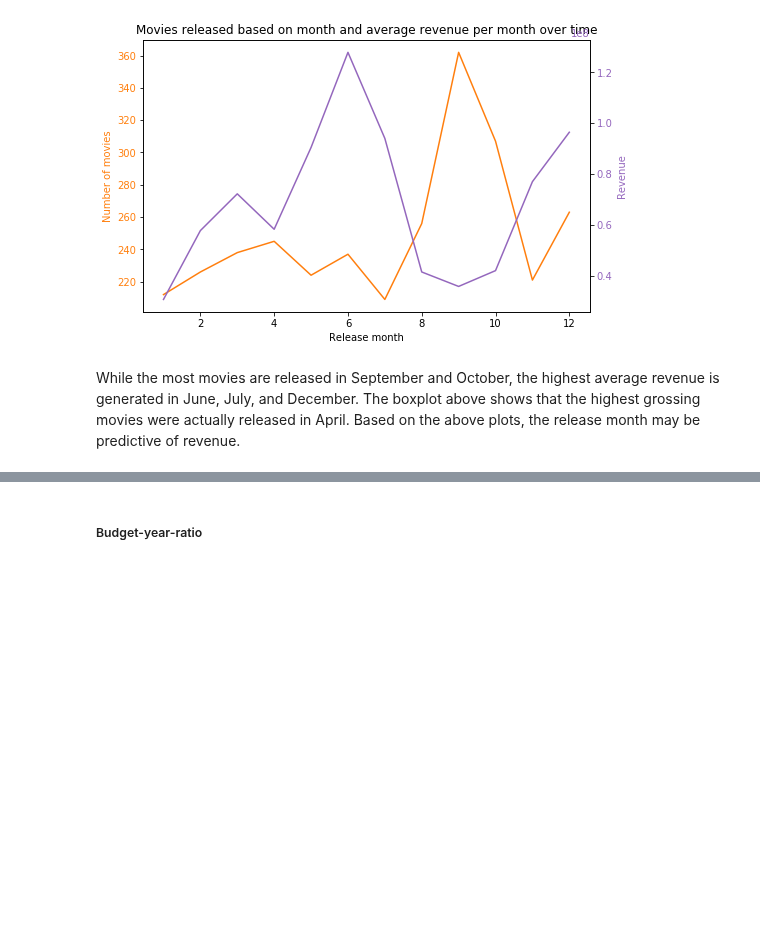
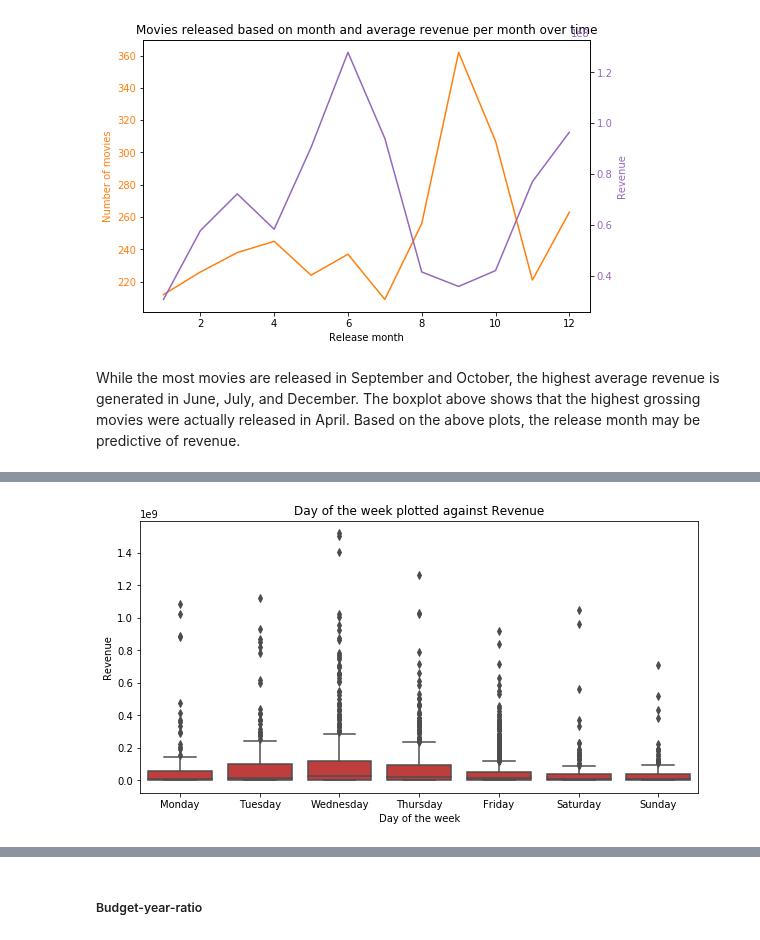
Before and after one commit to julianikulski/tmdb, a Jupyter notebook: tmdb.ipynb, the cells around one changed output, grey strips where cells are left out. Drawn from its saved outputs; the diff is of its cells as text; code cells hidden in the pictures; blank space fills up the shorter version.

Commit message:
feat: Add week and weekday as features

```diff
--- a/tmdb.ipynb
+++ b/tmdb.ipynb
@@ -1064,3 +1065,9 @@ The tagline could be used in a similar way as the title or overview of a movie.
+# %%
+# Add column for length of tag line
+train['tagline_length'] = train['tagline'].apply(lambda x: len(x))
+
+# Add column for existence of tag line
+train['tagline_exists'] = train['tagline'].apply(lambda x: 1 if x else 0)
 # %% [markdown]
 #### title
 I will check how big the difference between title and original title is.
@@ -1476,3 +1483,9 @@ ax2.tick_params(axis='y', labelcolor = purple)
 [figure]
 # %% [markdown]
 While the most movies are released in September and October, the highest average revenue is generated in June, July, and December. The boxplot above shows that the highest grossing movies were actually released in April. Based on the above plots, the release month may be predictive of revenue.
+# %%
+# Add release week
+temp['release_week'] = temp['release_date'].apply(lambda x: datetime.strptime(x, '%m/%d/%y').isocalendar()[1])
+# Add weekday
+temp['release_weekday'] = temp['release_date'].apply(lambda x: datetime.strptime(x, '%m/%d/%y').strftime('%A'))
+temp.head()
@@ -1478,0 +1499,9 @@ While the most movies are released in September and October, the highest average
+# %%
+# Create boxplot for revenue by weekday
+plt.figure(figsize = [10, 5])
+sb.boxplot(x='release_weekday', y='revenue', data = temp, color = red, order=['Monday', 'Tuesday', 'Wednesday', 'Thursday', 'Friday', 'Saturday', 'Sunday'])
+plt.xlabel('Day of the week')
+plt.ylabel('Revenue')
+plt.title('Day of the week plotted against Revenue');
+# %% [output]
+[figure, added]
```
Also changed, not shown: parts of 11 cells of this notebook.
